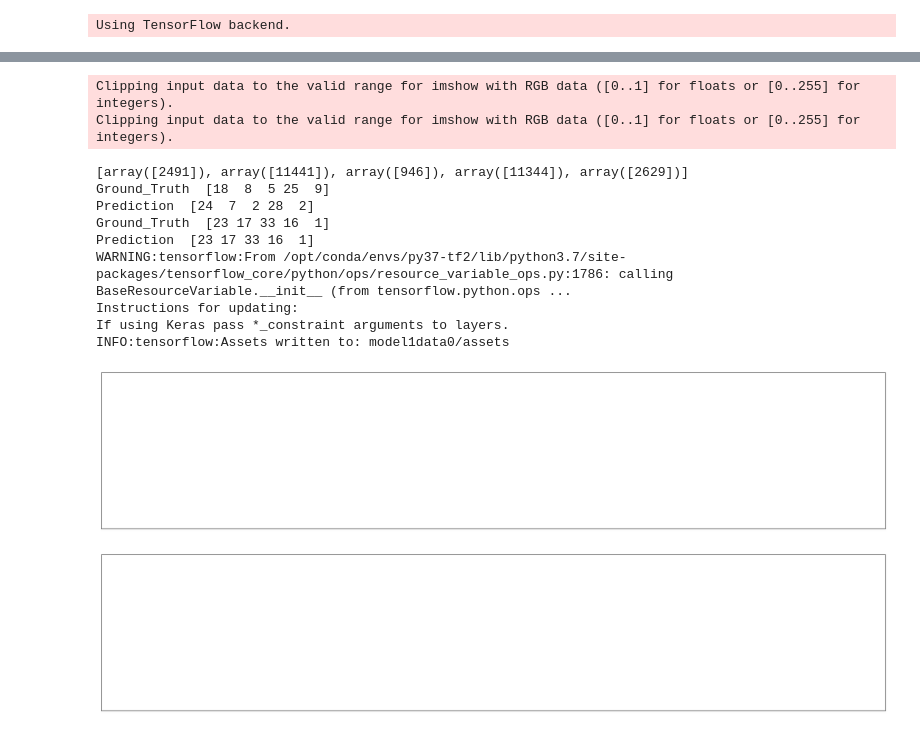
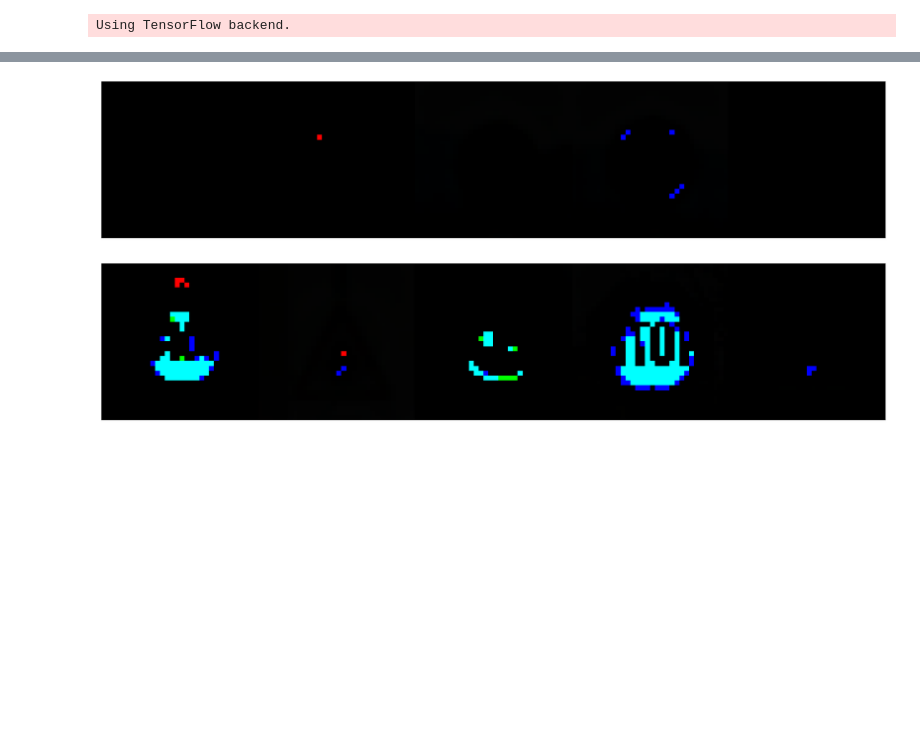
Before and after one commit to y1singh/ECE-228-Project, a Jupyter notebook: model_skeleton.ipynb, the cells around one changed output, grey strips where cells are left out. Cells and saved outputs as stored; diff of their text form; code cells hidden in the pictures; blank space fills up the shorter version.

Commit message:
Updating the skeleton file
Made minor adjustments like configurable modelname

```diff
--- a/model_skeleton.ipynb
+++ b/model_skeleton.ipynb
@@ -44,12 +44,11 @@ def show_data(data, num_exp):
     rnd_ind = random.choices(x, k = num_exp)
     images = (data[rnd_ind,:,:,:]).squeeze(1)
     h_stack_image =np.hstack(images) # Getting Incorrect Images and Stacking
-                                     # them to print in one go
+                                 # them to print in one go
     plt.figure(figsize = (30,6))
     plt.imshow(h_stack_image, cmap='gray')    # Converting into unsigned integers for plt.imshow
     plt.xticks([])
     plt.yticks([])
-
 
 #Read each data file from filesname
 for i,fil in enumerate(filenames):
@@ -64,15 +63,15 @@ for i,fil in enumerate(filenames):
 
         # Converting labels of data into one-hot vector
         data[i]['y_train'] = to_categorical(data[i]['y_train'], num_classes=43)
-        data[i]['y_validation'] = to_categorical(data[i]['y_validation'], num_classes=43)
+        data[i]['y_val'] = to_categorical(data[i]['y_val'], num_classes=43)
         data[i]['y_test'] = to_categorical(data[i]['y_test'], num_classes=43)
 
 
         #normalization and transpose to make number of channels at the end
 
-        data[i]['x_train'] = (data[i]['x_train']).transpose(0, 2, 3, 1)
-        data[i]['x_validation'] = (data[i]['x_validation']).transpose(0, 2, 3, 1)
-        data[i]['x_test'] = (data[i]['x_test']).transpose(0, 2, 3, 1)
+        data[i]['x_train'] = (data[i]['x_train'])
+        data[i]['x_val'] = (data[i]['x_val'])
+        data[i]['x_test'] = (data[i]['x_test'])
         print('data', i)
 
         show_data(data[i]['x_train'], 5)
@@ -397,12 +403,12 @@ for k in range(0,1):
     input_dim = data[k]['x_train'].shape[3]
     xtrain =data[k]['x_train']
     ytrain=data[k]['y_train']
-    xval= data[k]['x_validation']
-    yval= data[k]['y_validation']
+    xval= data[k]['x_val']
+    yval= data[k]['y_val']
     xtest=data[k]['x_test']
     ytest=data[k]['y_test']
     #Define a new model instance
-    model_instance=Model(input_dim)
+    model_instance=Model(input_dim,'AlexNet')
     #Cpmiple the model
     model_instance.compile_model()
 
@@ -419,9 +425,9 @@ for k in range(0,1):
 
     #Create a new file and start saving data
     with open(result_file, 'a', encoding = 'UTF-8', newline = '') as f:
-        f.write( str(fit_history.history['accuracy'])[1:-1])
+        f.write( str(fit_history.history['acc'])[1:-1])
         f.write('\n')
-        f.write(str(fit_history.history['val_accuracy'])[1:-1])
+        f.write(str(fit_history.history['val_acc'])[1:-1])
         f.write('\n')
         f.write(str(fit_history.history['loss'])[1:-1])
         f.write('\n')
@@ -453,16 +467,5 @@ Epoch 5/5
-Clipping input data to the valid range for imshow with RGB data ([0..1] for floats or [0..255] for integers).
-Clipping input data to the valid range for imshow with RGB data ([0..1] for floats or [0..255] for integers).
-[array([2491]), array([11441]), array([946]), array([11344]), array([2629])]
-Ground_Truth  [18  8  5 25  9]
-Prediction  [24  7  2 28  2]
-Ground_Truth  [23 17 33 16  1]
-Prediction  [23 17 33 16  1]
-WARNING:tensorflow:From /opt/conda/envs/py37-tf2/lib/python3.7/site-packages/tensorflow_core/python/ops/resource_variable_ops.py:1786: calling BaseResourceVariable.__init__ (from tensorflow.python.ops ...
-Instructions for updating:
-If using Keras pass *_constraint arguments to layers.
-INFO:tensorflow:Assets written to: model1data0/assets
-[figure, old version]
+[figure, new version]
-[figure, old version]
+[figure, new version]
 # %%
 ## Dsiplay Accuracy plot, loss plot for training data as well as validation data
 #Defines the name of file from which data is to bread
```
Also changed, not shown: parts of 5 cells of this notebook.
